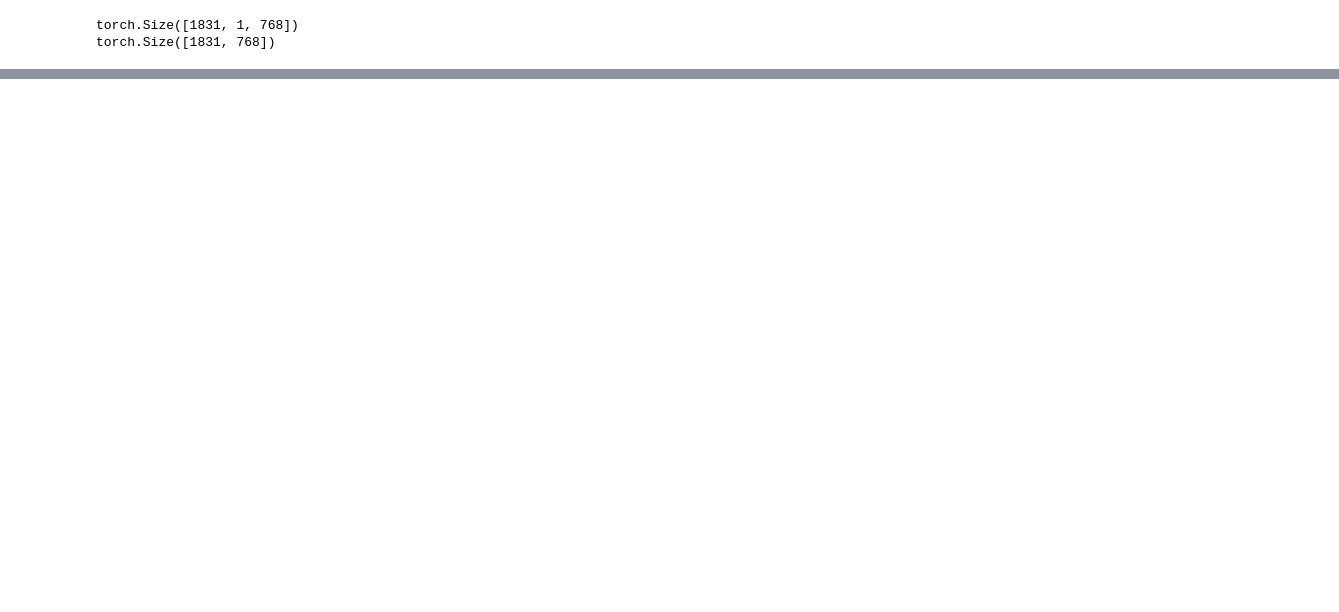
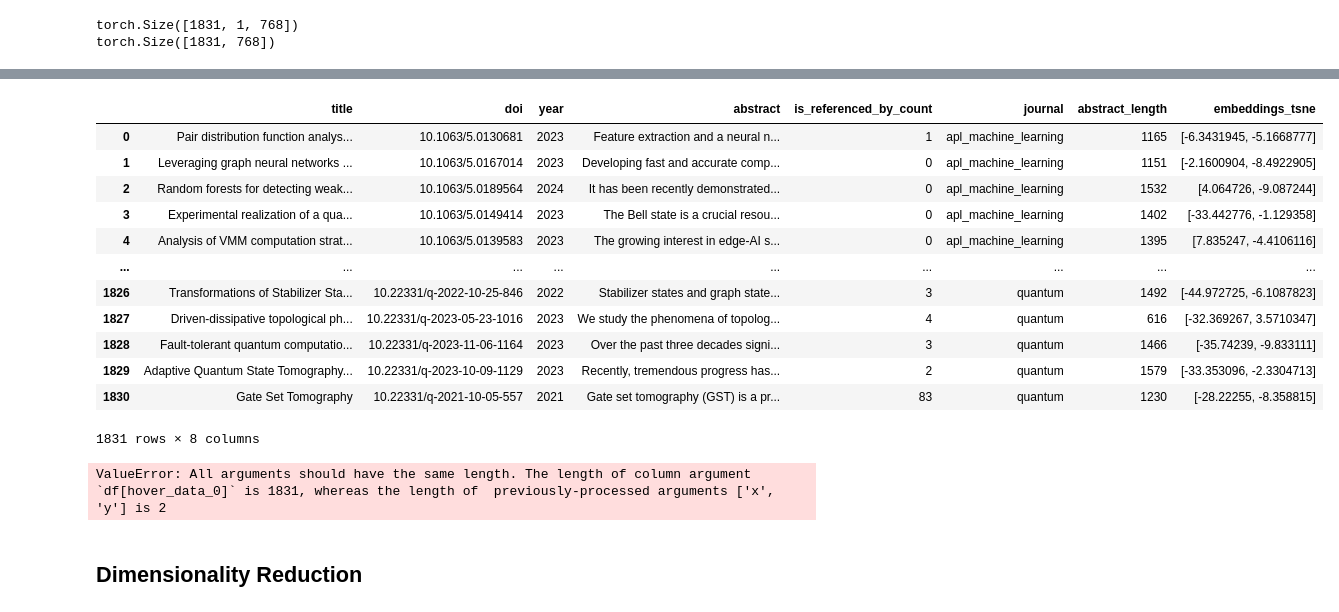
Before and after one commit to lucascerfig/journal_checkmatching, a Jupyter notebook: crossref_extractor.ipynb, the cells around one changed output, grey strips where cells are left out. Cells and saved outputs as stored; diff of their text form; code cells hidden in the pictures; blank space fills up the shorter version.

```diff
--- a/crossref_extractor.ipynb
+++ b/crossref_extractor.ipynb
@@ -300,22 +288,42 @@ import plotly.express as px
 abstract_embeddings_np = abstract_embeddings_mean.detach().cpu().numpy()
 
 tsne2d = TSNE(n_components=2, random_state=42)
-tsne3d = TSNE(n_components=3, random_state=42)
 
 embeddings_2d = tsne2d.fit_transform(abstract_embeddings_np)
-embeddings_3d = tsne3d.fit_transform(abstract_embeddings_np)
 
-df_all_articles['tsne_x_2d'] = embeddings_2d[:, 0]
-df_all_articles['tsne_y_2d'] = embeddings_2d[:, 1]
+tsne_embeddings_list = list(map(list, embeddings_2d))
 
-df_all_articles['tsne_x_3d'] = embeddings_3d[:, 0]
-df_all_articles['tsne_y_3d'] = embeddings_3d[:, 1]
-df_all_articles['tsne_z_3d'] = embeddings_3d[:, 2]
-
-fig = px.scatter(df_all_articles, x='tsne_x', y='tsne_y', color='journal',
-                 title='t-SNE of Abstract Embeddings')
-fig.show()
+df_all_articles['embeddings_tsne'] = tsne_embeddings_list
+# %%
+df_all_articles
+# %% [output]
+|  | title | doi | year | abstract | is_referenced_by_count | journal | abstract_length | embeddings_tsne |
+| 0 | Pair distribution function analys... | 10.1063/5.0130681 | 2023 | Feature extraction and a neural n... | 1 | apl_machine_learning | 1165 | [-6.3431945, -5.1668777] |
+| 1 | Leveraging graph neural networks ... | 10.1063/5.0167014 | 2023 | Developing fast and accurate comp... | 0 | apl_machine_learning | 1151 | [-2.1600904, -8.4922905] |
+| 2 | Random forests for detecting weak... | 10.1063/5.0189564 | 2024 | It has been recently demonstrated... | 0 | apl_machine_learning | 1532 | [4.064726, -9.087244] |
+| 3 | Experimental realization of a qua... | 10.1063/5.0149414 | 2023 | The Bell state is a crucial resou... | 0 | apl_machine_learning | 1402 | [-33.442776, -1.129358] |
+| 4 | Analysis of VMM computation strat... | 10.1063/5.0139583 | 2023 | The growing interest in edge-AI s... | 0 | apl_machine_learning | 1395 | [7.835247, -4.4106116] |
+| ... | ... | ... | ... | ... | ... | ... | ... | ... |
+| 1826 | Transformations of Stabilizer Sta... | 10.22331/q-2022-10-25-846 | 2022 | Stabilizer states and graph state... | 3 | quantum | 1492 | [-44.972725, -6.1087823] |
+| 1827 | Driven-dissipative topological ph... | 10.22331/q-2023-05-23-1016 | 2023 | We study the phenomena of topolog... | 4 | quantum | 616 | [-32.369267, 3.5710347] |
+| 1828 | Fault-tolerant quantum computatio... | 10.22331/q-2023-11-06-1164 | 2023 | Over the past three decades signi... | 3 | quantum | 1466 | [-35.74239, -9.833111] |
+| 1829 | Adaptive Quantum State Tomography... | 10.22331/q-2023-10-09-1129 | 2023 | Recently, tremendous progress has... | 2 | quantum | 1579 | [-33.353096, -2.3304713] |
+| 1830 | Gate Set Tomography | 10.22331/q-2021-10-05-557 | 2021 | Gate set tomography (GST) is a pr... | 83 | quantum | 1230 | [-28.22255, -8.358815] |
+1831 rows × 8 columns
 # %%
-fig = px.scatter_3d(df_all_articles, x='tsne_x_3d', y='tsne_y', z_ color='journal',
-                 title='t-SNE of Abstract Embeddings')
+fig = px.scatter(df_all_articles, x=df_all_articles['embeddings_tsne'][0], y=df_all_articles['embeddings_tsne'][1], color='journal',
+                 title='t-SNE of Abstract Embeddings', hover_data=['title'])
+
+# break lines in hover data
+fig.update_traces(hovertemplate='Title: %{customdata[0]}')
+
+
+fig.update_layout(
+    width=1400,
+    height=1100
+)
 fig.show()
+# %% [output]
+ValueError: All arguments should have the same length. The length of column argument `df[hover_data_0]` is 1831, whereas the length of  previously-processed arguments ['x', 'y'] is 2
+# %% [markdown]
+## Dimensionality Reduction
```
Also changed, not shown: parts of 11 cells of this notebook, 3 other files.
